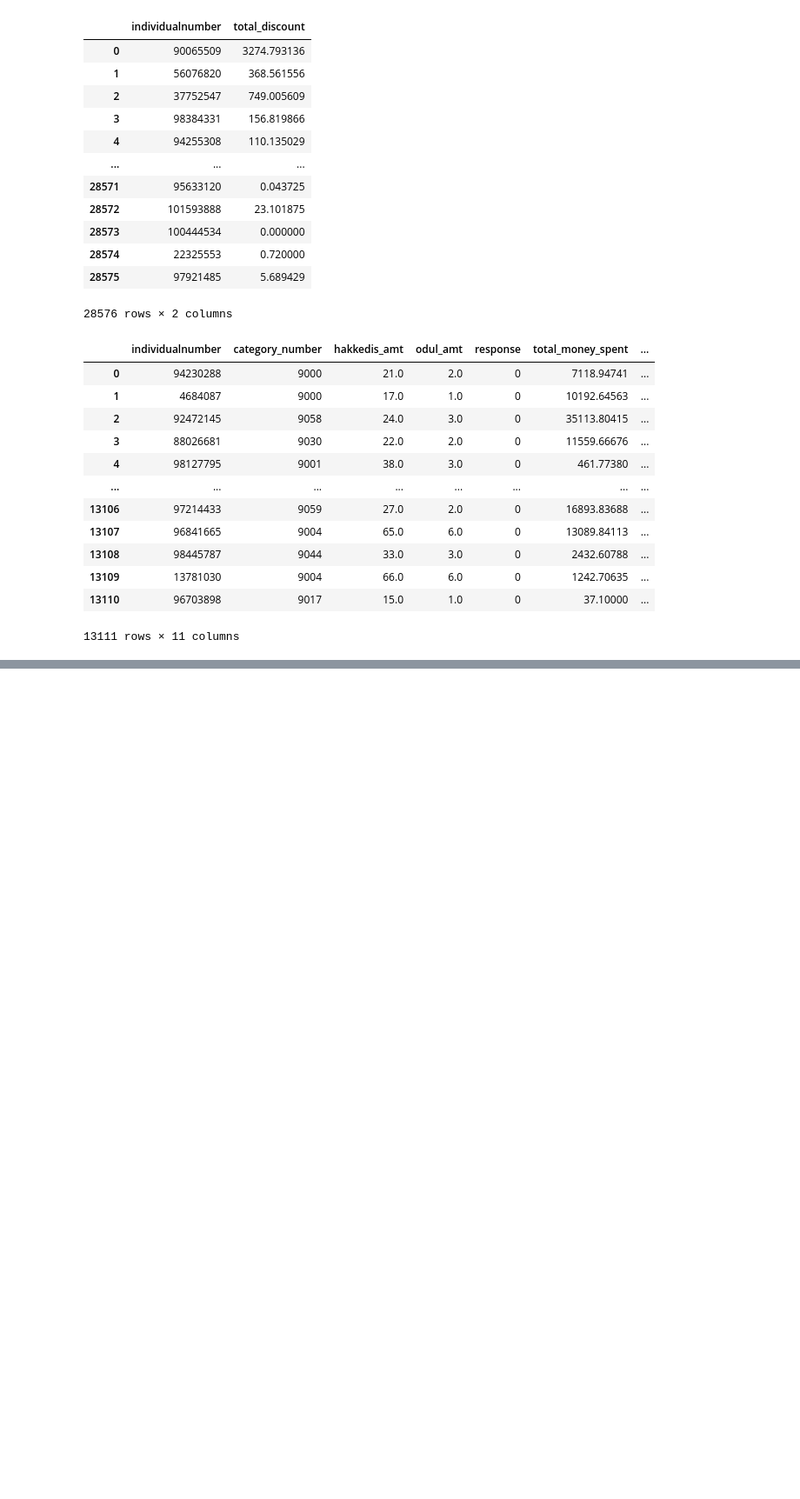
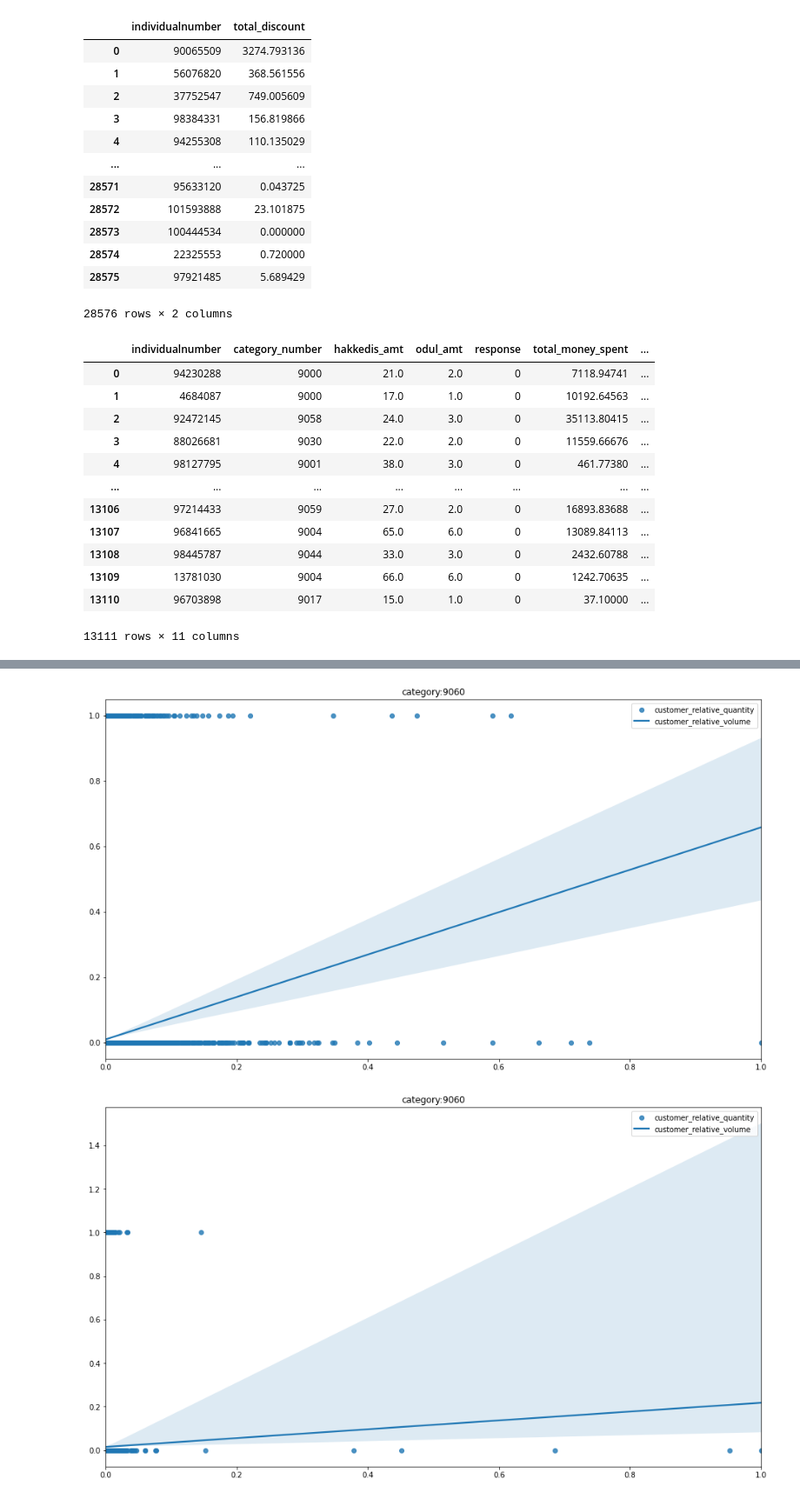
Before and after one commit to Enesaydnn7/MigrosDatathon, a Jupyter notebook: scripts/products.ipynb, the cells around one changed output, grey strips where cells are left out. Shown: that part at 87% size. Drawn from its saved outputs; the diff is of its cells as text; code cells hidden in the pictures; blank space fills up the shorter version.

```diff
--- a/scripts/products.ipynb
+++ b/scripts/products.ipynb
@@ -640,0 +691,36 @@ plt.show()
+# %%
+relative_quantity_per_user = {k:0 for k in train.index.to_numpy()}
+relative_volume_per_user = {k:0 for k in train.index.to_numpy()}
+relative_response_per_user = {k:0 for k in train.index.to_numpy()}
+categories_relative_quantity = {k:relative_quantity_per_user for k in np.sort(train.category_number.unique())}
+categories_relative_volume = {k:relative_volume_per_user for k in np.sort(train.category_number.unique())}
+relative_response = {k:relative_response_per_user for k in np.sort(train.category_number.unique())}
+for user in train.itertuples():
+    try:
+        user_data = individual_shopping_information[user.Index]
+        category_given = user.category_number
+        categories_relative_quantity[category_given][user.Index] += user_data[category_given][0]
+        categories_relative_volume[category_given][user.Index] += user_data[category_given][1]
+        relative_response[category_given][user.Index] += user.response
+    except:
+        pass
+# %%
+c_num = 9060
+customers = categories_relative_quantity[c_num].keys()
+customer_relative_quantity = np.array([categories_relative_quantity[c_num][q] for q in customers])
+customer_relative_quantity = customer_relative_quantity/max(customer_relative_quantity)
+customer_relative_volume = np.array([categories_relative_volume[c_num][q] for q in customers])
+customer_relative_volume = customer_relative_volume/max(customer_relative_volume)
+r = [relative_response[c_num][q] for q in customers]
+plt.figure(figsize=(16,9),dpi=72)
+sns.regplot(customer_relative_quantity, r)
+plt.title('category:{}'.format(c_num))
+plt.legend(labels=['customer_relative_quantity','customer_relative_volume'])
+plt.figure(figsize=(16,9),dpi=72)
+sns.regplot(customer_relative_volume, r)
+plt.title('category:{}'.format(c_num))
+plt.legend(labels=['customer_relative_quantity','customer_relative_volume'])
+plt.show()
+# %% [output]
+[figure, added]
+[figure, added]
```
Also changed, not shown: parts of 13 cells of this notebook.
